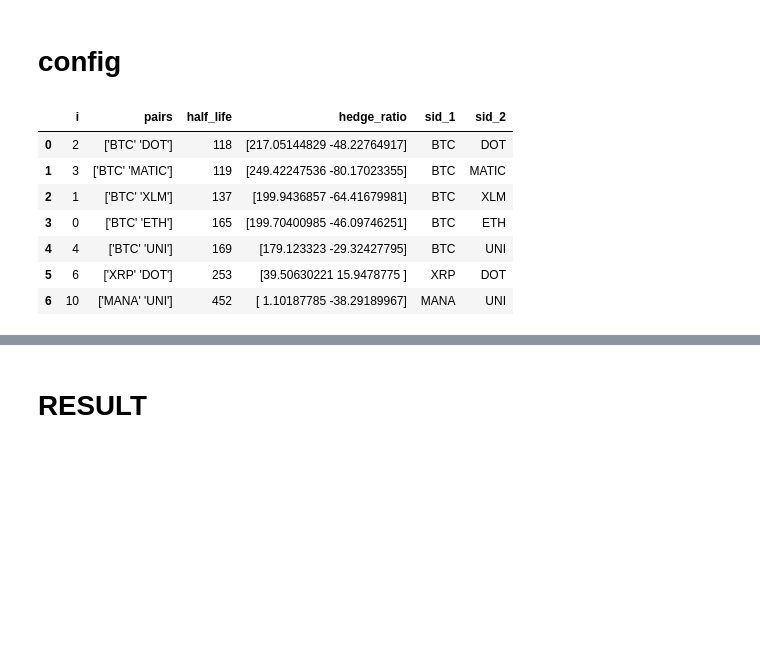
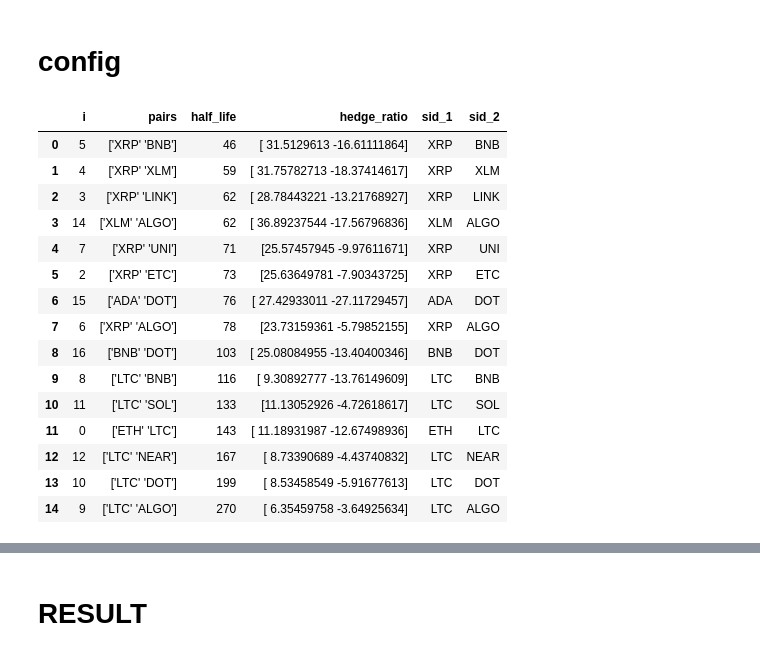
Before and after one commit to beannguyen/crypto-pair-trading, a Jupyter notebook: src/research/Backtest Live Data.ipynb, the cells around one changed output, grey strips where cells are left out. Cells and saved outputs as stored; diff of their text form; code cells hidden in the pictures; blank space fills up the shorter version.

```diff
--- a/src/research/Backtest Live Data.ipynb
+++ b/src/research/Backtest Live Data.ipynb
@@ -169,18 +169,26 @@ data = {}
 # config
 # %%
 
-timeframe = '5m'
+timeframe = '1h'
 stationary_df = pd.read_csv(f'stationary_df_{timeframe}.csv')
 stationary_df
 # %% [output]
 |  | i | pairs | half_life | hedge_ratio | sid_1 | sid_2 |
-| 0 | 2 | ['BTC' 'DOT'] | 118 | [217.05144829 -48.22764917] | BTC | DOT |
-| 1 | 3 | ['BTC' 'MATIC'] | 119 | [249.42247536 -80.17023355] | BTC | MATIC |
-| 2 | 1 | ['BTC' 'XLM'] | 137 | [199.9436857 -64.41679981] | BTC | XLM |
-| 3 | 0 | ['BTC' 'ETH'] | 165 | [199.70400985 -46.09746251] | BTC | ETH |
-| 4 | 4 | ['BTC' 'UNI'] | 169 | [179.123323 -29.32427795] | BTC | UNI |
-| 5 | 6 | ['XRP' 'DOT'] | 253 | [39.50630221 15.9478775 ] | XRP | DOT |
-| 6 | 10 | ['MANA' 'UNI'] | 452 | [ 1.10187785 -38.29189967] | MANA | UNI |
+| 0 | 5 | ['XRP' 'BNB'] | 46 | [ 31.5129613 -16.61111864] | XRP | BNB |
+| 1 | 4 | ['XRP' 'XLM'] | 59 | [ 31.75782713 -18.37414617] | XRP | XLM |
+| 2 | 3 | ['XRP' 'LINK'] | 62 | [ 28.78443221 -13.21768927] | XRP | LINK |
+| 3 | 14 | ['XLM' 'ALGO'] | 62 | [ 36.89237544 -17.56796836] | XLM | ALGO |
+| 4 | 7 | ['XRP' 'UNI'] | 71 | [25.57457945 -9.97611671] | XRP | UNI |
+| 5 | 2 | ['XRP' 'ETC'] | 73 | [25.63649781 -7.90343725] | XRP | ETC |
+| 6 | 15 | ['ADA' 'DOT'] | 76 | [ 27.42933011 -27.11729457] | ADA | DOT |
+| 7 | 6 | ['XRP' 'ALGO'] | 78 | [23.73159361 -5.79852155] | XRP | ALGO |
+| 8 | 16 | ['BNB' 'DOT'] | 103 | [ 25.08084955 -13.40400346] | BNB | DOT |
+| 9 | 8 | ['LTC' 'BNB'] | 116 | [ 9.30892777 -13.76149609] | LTC | BNB |
+| 10 | 11 | ['LTC' 'SOL'] | 133 | [11.13052926 -4.72618617] | LTC | SOL |
+| 11 | 0 | ['ETH' 'LTC'] | 143 | [ 11.18931987 -12.67498936] | ETH | LTC |
+| 12 | 12 | ['LTC' 'NEAR'] | 167 | [ 8.73390689 -4.43740832] | LTC | NEAR |
+| 13 | 10 | ['LTC' 'DOT'] | 199 | [ 8.53458549 -5.91677613] | LTC | DOT |
+| 14 | 9 | ['LTC' 'ALGO'] | 270 | [ 6.35459758 -3.64925634] | LTC | ALGO |
 # %%
 # # Get the dates from the args
 # today = datetime.now()
```
Also changed, not shown: parts of 5 cells of this notebook, 11 other files.
